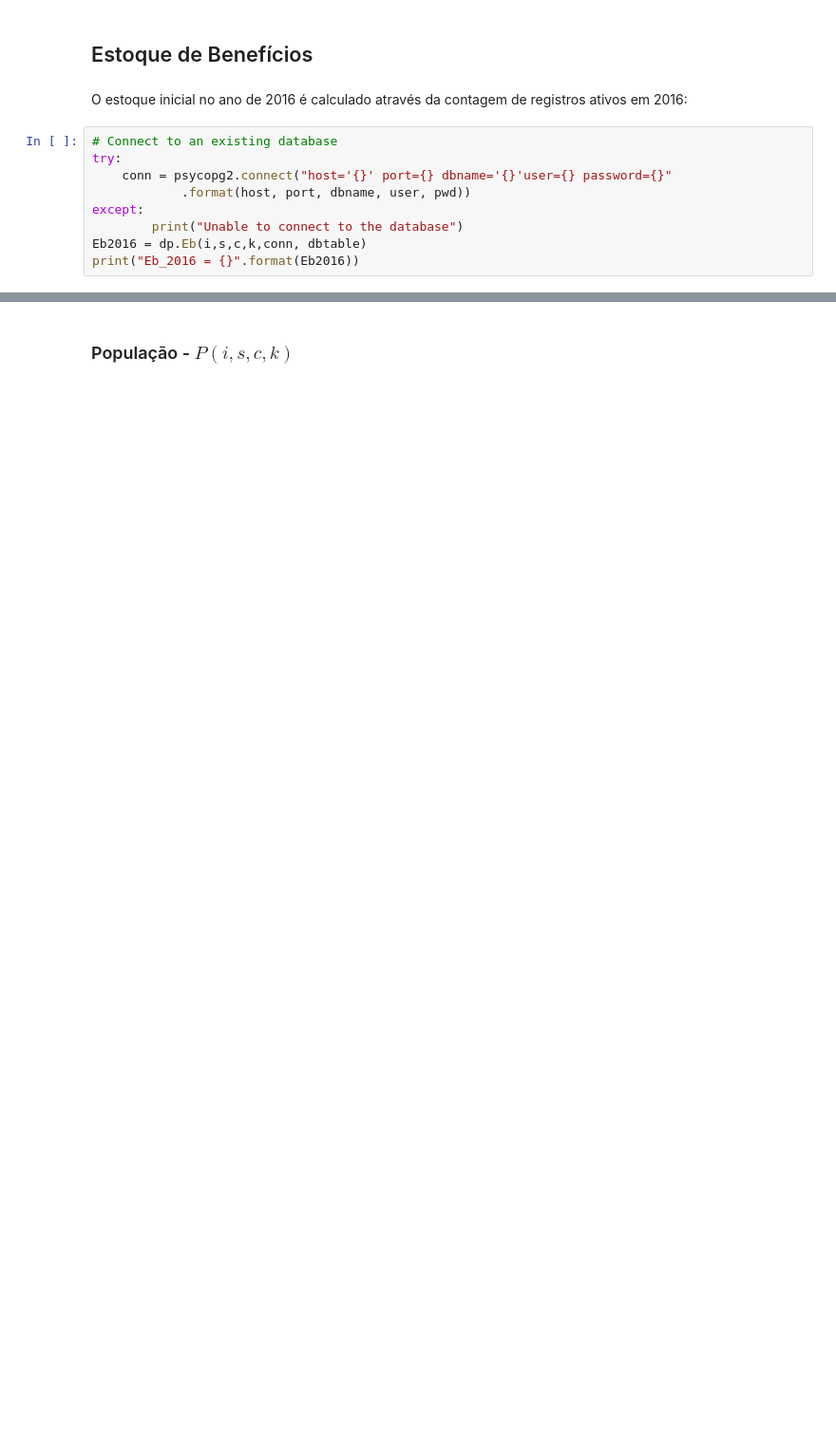
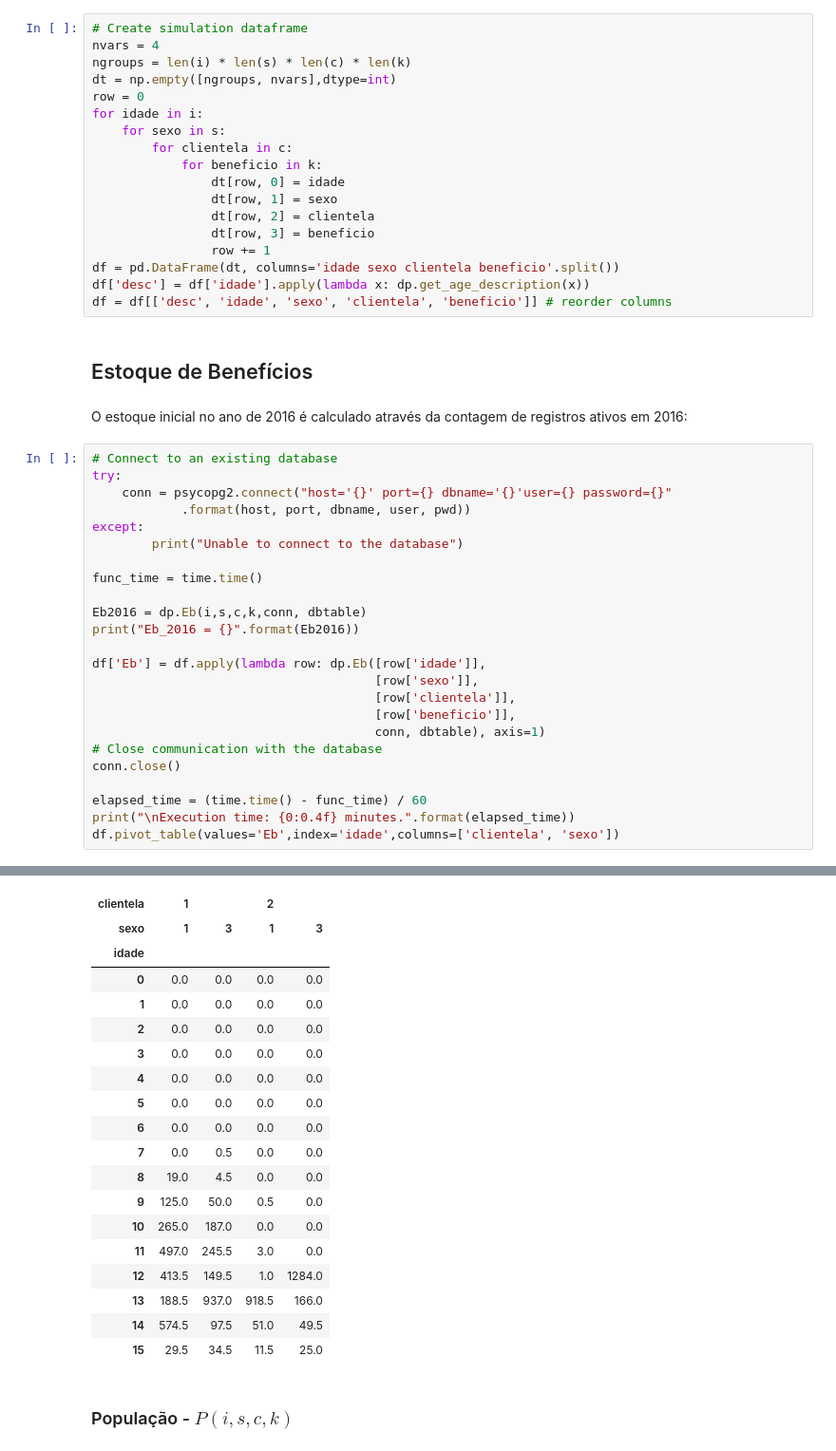
Before and after one commit to andrespp/ds-prev, a Jupyter notebook: analysis/Simulacao_RGPS.ipynb, the cells around one changed output, grey strips where cells are left out. Shown at 95% size. Drawn from its saved outputs; the diff is of its cells as text; blank space fills up the shorter version.

```diff
--- a/analysis/Simulacao_RGPS.ipynb
+++ b/analysis/Simulacao_RGPS.ipynb
@@ -225,6 +231,24 @@ Onde:
 * $S_a$ é o saláro do empregado
 # %% [markdown]
 # Simulação
+# %%
+# Create simulation dataframe
+nvars = 4
+ngroups = len(i) * len(s) * len(c) * len(k)
+dt = np.empty([ngroups, nvars],dtype=int)
+row = 0
+for idade in i:
+    for sexo in s:
+        for clientela in c:
+            for beneficio in k:
+                dt[row, 0] = idade
+                dt[row, 1] = sexo
+                dt[row, 2] = clientela
+                dt[row, 3] = beneficio
+                row += 1
+df = pd.DataFrame(dt, columns='idade sexo clientela beneficio'.split())
+df['desc'] = df['idade'].apply(lambda x: dp.get_age_description(x))
+df = df[['desc', 'idade', 'sexo', 'clientela', 'beneficio']] # reorder columns
 # %% [markdown]
 ## Estoque de Benefícios
 # %% [markdown]
@@ -236,6 +260,21 @@ try:
             .format(host, port, dbname, user, pwd))
 except:
         print("Unable to connect to the database")
+
+func_time = time.time()
+
 Eb2016 = dp.Eb(i,s,c,k,conn, dbtable)
 print("Eb_2016 = {}".format(Eb2016))
+
+df['Eb'] = df.apply(lambda row: dp.Eb([row['idade']],
+                                      [row['sexo']],
+                                      [row['clientela']],
+                                      [row['beneficio']],
+                                      conn, dbtable), axis=1)
+# Close communication with the database
+conn.close()
+
+elapsed_time = (time.time() - func_time) / 60
+print("\nExecution time: {0:0.4f} minutes.".format(elapsed_time))
+df.pivot_table(values='Eb',index='idade',columns=['clientela', 'sexo'])
 # %% [output]
@@ -243,2 +284,21 @@ Eb_2016 = 16128679
+| clientela | 1 |  | 2 |  |
+| sexo | 1 | 3 | 1 | 3 |
+| idade |  |  |  |  |
+| 0 | 0.0 | 0.0 | 0.0 | 0.0 |
+| 1 | 0.0 | 0.0 | 0.0 | 0.0 |
+| 2 | 0.0 | 0.0 | 0.0 | 0.0 |
+| 3 | 0.0 | 0.0 | 0.0 | 0.0 |
+| 4 | 0.0 | 0.0 | 0.0 | 0.0 |
+| 5 | 0.0 | 0.0 | 0.0 | 0.0 |
+| 6 | 0.0 | 0.0 | 0.0 | 0.0 |
+| 7 | 0.0 | 0.5 | 0.0 | 0.0 |
+| 8 | 19.0 | 4.5 | 0.0 | 0.0 |
+| 9 | 125.0 | 50.0 | 0.5 | 0.0 |
+| 10 | 265.0 | 187.0 | 0.0 | 0.0 |
+| 11 | 497.0 | 245.5 | 3.0 | 0.0 |
+| 12 | 413.5 | 149.5 | 1.0 | 1284.0 |
+| 13 | 188.5 | 937.0 | 918.5 | 166.0 |
+| 14 | 574.5 | 97.5 | 51.0 | 49.5 |
+| 15 | 29.5 | 34.5 | 11.5 | 25.0 |
 # %% [markdown]
 ### População - $P(i,s,c,k)$
```
Also changed, not shown: parts of 18 cells of this notebook, 2 other files.
